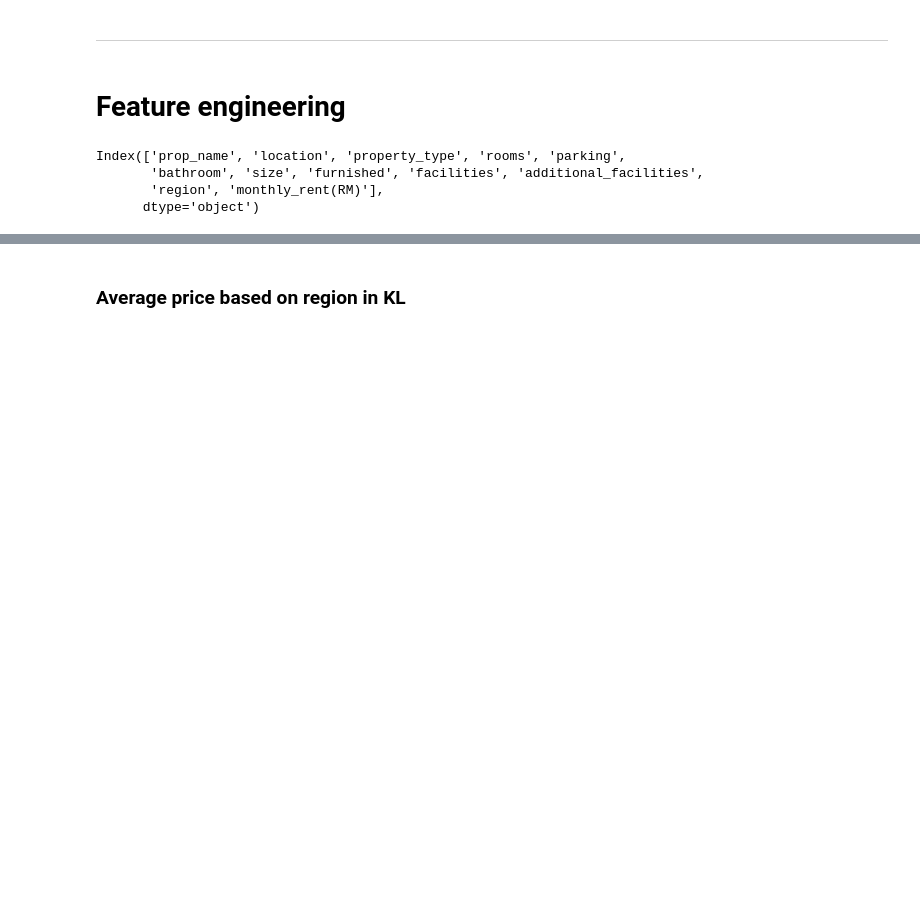
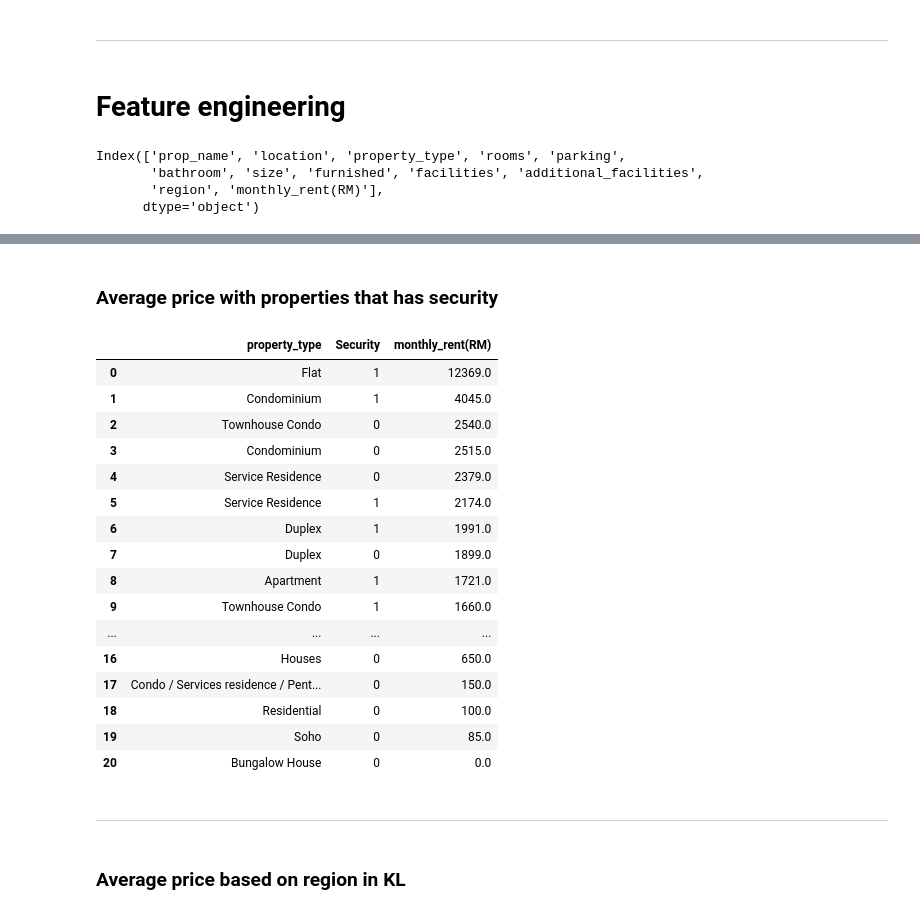
Before and after one commit to AdrianL1123/Properties_KL, a Jupyter notebook: Project.ipynb, the cells around one changed output, grey strips where cells are left out. Drawn from its saved outputs; the diff is of its cells as text; code cells hidden in the pictures; blank space fills up the shorter version.

```diff
--- a/Project.ipynb
+++ b/Project.ipynb
@@ -407,0 +417,6 @@ Name: monthly_rent(RM), Length: 1214, dtype: float64
+# %%
+fac_col_name = total_facilities.columns
+new_fac_col_names = ['facility'+ str(i) for i in range(0,len(fac_col_name))]
+total_facilities.columns = new_fac_col_names
+total_facilities.rename(columns={'facility0': 'index'}, inplace=True)
+total_facilities.head()
@@ -407,0 +431,4 @@ Name: monthly_rent(RM), Length: 1214, dtype: float64
+# %%
+df_new = pd.merge(df_cleaned, total_facilities, how="inner", on=["index", "index"])
+df_new = df_new.drop(['index'], axis=1)
+df_new.columns
@@ -407,0 +444,23 @@ Name: monthly_rent(RM), Length: 1214, dtype: float64
+# %%
+from sklearn.preprocessing import OneHotEncoder
+import pandas as pd
+
+columns_needed = [
+    'facility1', 'facility2', 'facility3', 'facility4', 'facility5',
+    'facility6', 'facility7', 'facility8', 'facility9', 'facility10',
+    'facility11', 'facility12', 'facility13', 'facility14', 'facility15',
+    'facility16', 'facility17', 'facility18', 'facility19', 'facility20'
+]
+
+encoder = OneHotEncoder(sparse_output=False, drop='first')
+encoded_array = encoder.fit_transform(df_new[columns_needed])
+encoded_feature_names = encoder.get_feature_names_out(columns_needed)
+encoded_df = pd.DataFrame(encoded_array, columns=encoded_feature_names)
+
+encoded_df = encoded_df.astype(int)
+# regex from chatgpt
+encoded_df.columns = encoded_df.columns.str.replace(r'facility\d+_', '', regex=True)
+
+# combine both new and encoded data
+df_new = pd.concat([df_new, encoded_df], axis=1)
+df_new.head()
@@ -407,0 +475,5 @@ Name: monthly_rent(RM), Length: 1214, dtype: float64
+# %%
+df_new = df_new.drop(['na','facility1', 'facility2', 'facility3', 'facility4', 'facility5',
+    'facility6', 'facility7', 'facility8', 'facility9', 'facility10',
+    'facility11', 'facility12', 'facility13', 'facility14', 'facility15',
+    'facility16', 'facility17', 'facility18', 'facility19', 'facility20'], axis=1)
@@ -408,3 +490,27 @@ Name: monthly_rent(RM), Length: 1214, dtype: float64
+# %% [markdown]
+### Average price with properties that has security
+# %%
+round(df_new.groupby(['property_type', 'Security'])['monthly_rent(RM)'].mean().sort_values(ascending=False).reset_index())
+# %% [output]
+|  | property_type | Security | monthly_rent(RM) |
+| 0 | Flat | 1 | 12369.0 |
+| 1 | Condominium | 1 | 4045.0 |
+| 2 | Townhouse Condo | 0 | 2540.0 |
+| 3 | Condominium | 0 | 2515.0 |
+| 4 | Service Residence | 0 | 2379.0 |
+| 5 | Service Residence | 1 | 2174.0 |
+| 6 | Duplex | 1 | 1991.0 |
+| 7 | Duplex | 0 | 1899.0 |
+| 8 | Apartment | 1 | 1721.0 |
+| 9 | Townhouse Condo | 1 | 1660.0 |
+| ... | ... | ... | ... |
+| 16 | Houses | 0 | 650.0 |
+| 17 | Condo / Services residence / Pent... | 0 | 150.0 |
+| 18 | Residential | 0 | 100.0 |
+| 19 | Soho | 0 | 85.0 |
+| 20 | Bungalow House | 0 | 0.0 |
+# %% [markdown]
+---
 # %% [markdown]
 ### Average price based on region in KL
 # %%
```
Also changed, not shown: parts of 24 cells of this notebook, 2 other files.
